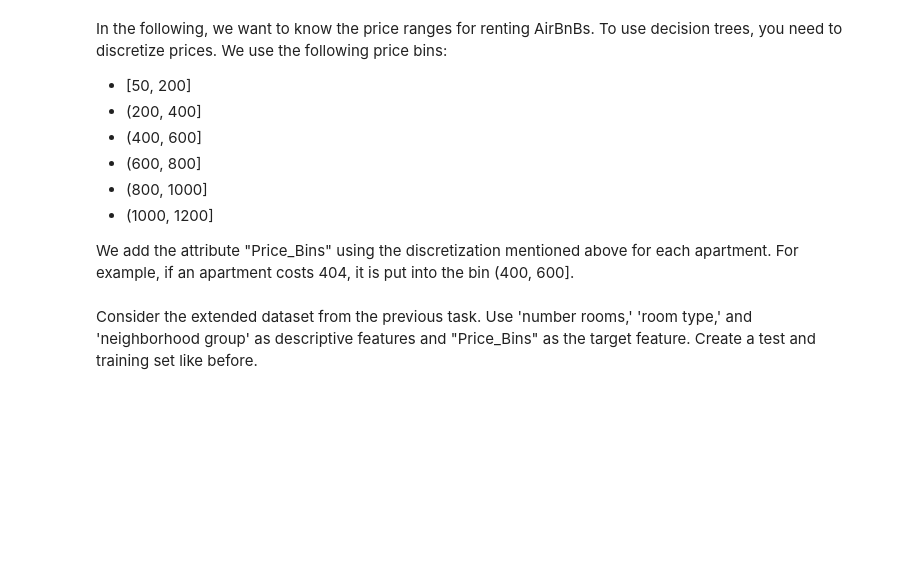
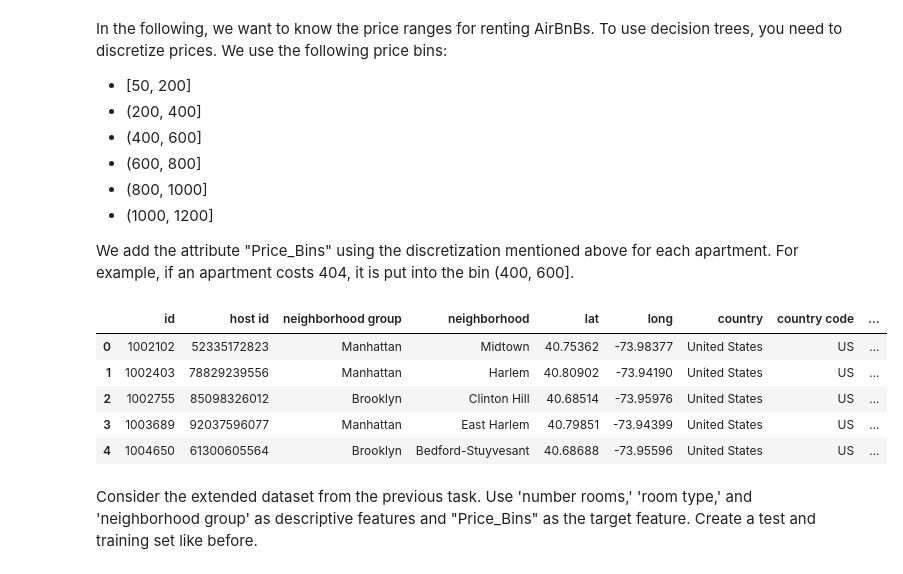
Before and after one commit to CodingTil/2022_23---Introduction-to-Data-Science---Exercises, a Jupyter notebook: assignment_1/assignment_1.ipynb, the cells around one changed output. Cells and saved outputs as stored; diff of their text form; code cells hidden in the pictures; blank space fills up the shorter version.

```diff
--- a/assignment_1/assignment_1.ipynb
+++ b/assignment_1/assignment_1.ipynb
@@ -419,6 +451,16 @@ In the following, we want to know the price ranges for renting AirBnBs. To use d
 We add the attribute "Price_Bins" using the discretization mentioned above for each apartment. For example, if an apartment costs 404, it is put into the bin (400, 600].
 # %%
 # Your answer goes here
+# add attribute "Price_Bins" to data frame "airbnb_cleaned" with value ranges (50,200) (200,400) (400,600) (600,800) (800,1000) (1000,1200)
+airbnb_cleaned["Price_Bins"] = pd.cut(airbnb_cleaned["price"], bins=[50,200,400,600,800,1000,1200], labels=["50-200", "200-400", "400-600", "600-800", "800-1000", "1000-1200"])
+airbnb_cleaned.head()
+# %% [output]
+|  | id | host id | neighborhood group | neighborhood | lat | long | country | country code | ... |
+| 0 | 1002102 | 52335172823 | Manhattan | Midtown | 40.75362 | -73.98377 | United States | US | ... |
+| 1 | 1002403 | 78829239556 | Manhattan | Harlem | 40.80902 | -73.94190 | United States | US | ... |
+| 2 | 1002755 | 85098326012 | Brooklyn | Clinton Hill | 40.68514 | -73.95976 | United States | US | ... |
+| 3 | 1003689 | 92037596077 | Manhattan | East Harlem | 40.79851 | -73.94399 | United States | US | ... |
+| 4 | 1004650 | 61300605564 | Brooklyn | Bedford-Stuyvesant | 40.68688 | -73.95596 | United States | US | ... |
 # %% [markdown]
 Consider the extended dataset from the previous task. Use 'number rooms,' 'room type,' and 'neighborhood group' as descriptive features and "Price_Bins" as the target feature. Create a test and training set like before.
 # %%
```
Also changed, not shown: parts of 18 cells of this notebook, 1 other file.
